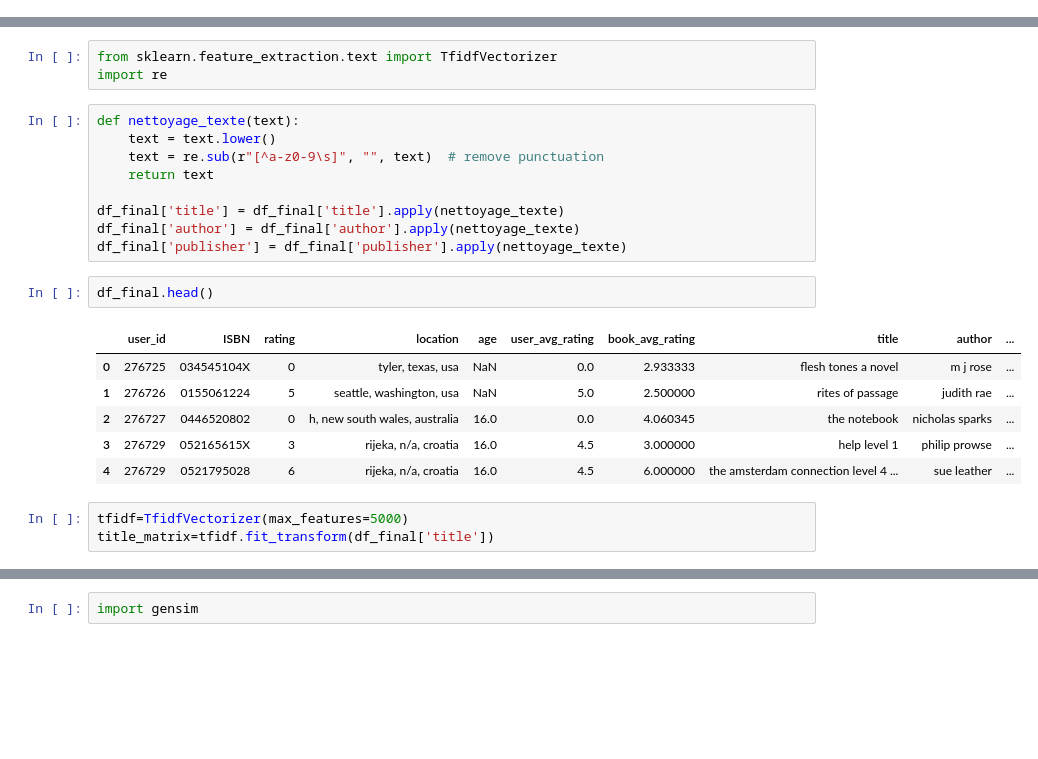
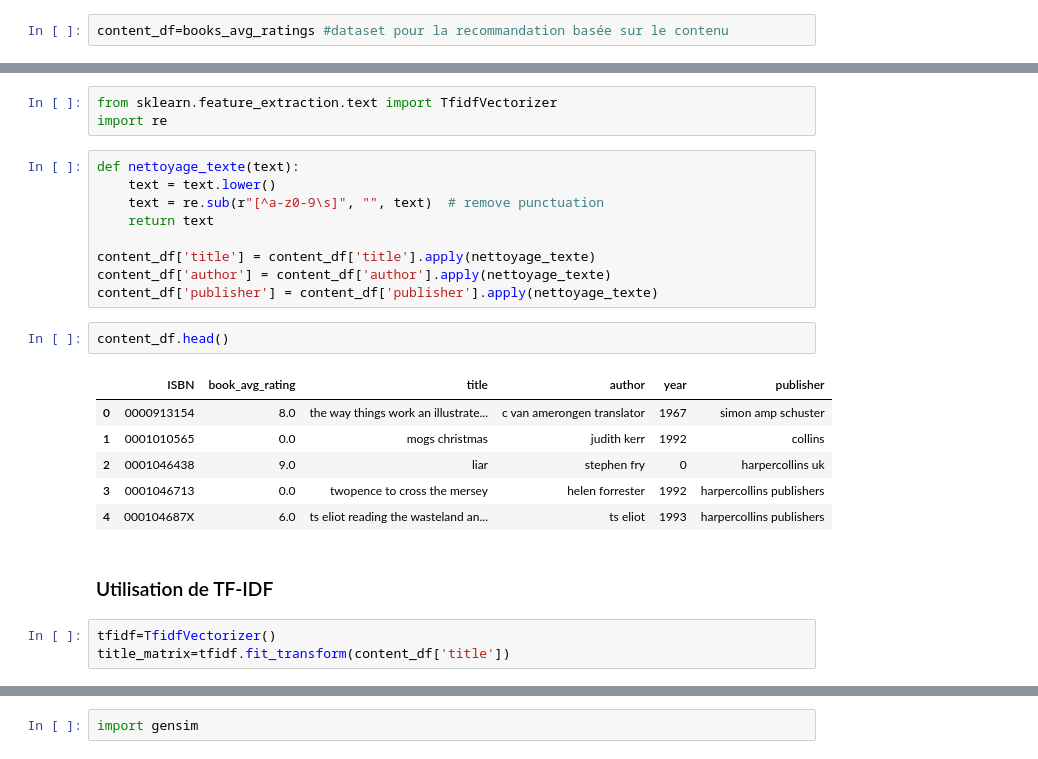
Before and after one commit to redyddm/projet_ter, a Jupyter notebook: recommandation.ipynb, the cells around one changed output, grey strips where cells are left out. Saved outputs shown, nothing was run; the diff lists cells and outputs as text; blank space fills up the shorter version.

Commit message:
datasets pour les deux types de reco

```diff
--- a/recommandation.ipynb
+++ b/recommandation.ipynb
@@ -297,0 +288,2 @@ books_avg_ratings.shape
+# %%
+content_df=books_avg_ratings #dataset pour la recommandation basée sur le contenu
@@ -384,21 +392,23 @@ def nettoyage_texte(text):
     text = re.sub(r"[^a-z0-9\s]", "", text)  # remove punctuation
     return text
 
-df_final['title'] = df_final['title'].apply(nettoyage_texte)
-df_final['author'] = df_final['author'].apply(nettoyage_texte)
-df_final['publisher'] = df_final['publisher'].apply(nettoyage_texte)
+content_df['title'] = content_df['title'].apply(nettoyage_texte)
+content_df['author'] = content_df['author'].apply(nettoyage_texte)
+content_df['publisher'] = content_df['publisher'].apply(nettoyage_texte)
 # %%
-df_final.head()
+content_df.head()
 # %% [output]
-|  | user_id | ISBN | rating | location | age | user_avg_rating | book_avg_rating | title | author | ... |
-| 0 | 276725 | 034545104X | 0 | tyler, texas, usa | NaN | 0.0 | 2.933333 | flesh tones a novel | m j rose | ... |
-| 1 | 276726 | 0155061224 | 5 | seattle, washington, usa | NaN | 5.0 | 2.500000 | rites of passage | judith rae | ... |
-| 2 | 276727 | 0446520802 | 0 | h, new south wales, australia | 16.0 | 0.0 | 4.060345 | the notebook | nicholas sparks | ... |
-| 3 | 276729 | 052165615X | 3 | rijeka, n/a, croatia | 16.0 | 4.5 | 3.000000 | help level 1 | philip prowse | ... |
-| 4 | 276729 | 0521795028 | 6 | rijeka, n/a, croatia | 16.0 | 4.5 | 6.000000 | the amsterdam connection level 4 ... | sue leather | ... |
+|  | ISBN | book_avg_rating | title | author | year | publisher |
+| 0 | 0000913154 | 8.0 | the way things work an illustrate... | c van amerongen translator | 1967 | simon amp schuster |
+| 1 | 0001010565 | 0.0 | mogs christmas | judith kerr | 1992 | collins |
+| 2 | 0001046438 | 9.0 | liar | stephen fry | 0 | harpercollins uk |
+| 3 | 0001046713 | 0.0 | twopence to cross the mersey | helen forrester | 1992 | harpercollins publishers |
+| 4 | 000104687X | 6.0 | ts eliot reading the wasteland an... | ts eliot | 1993 | harpercollins publishers |
+# %% [markdown]
+### Utilisation de TF-IDF
 # %%
-tfidf=TfidfVectorizer(max_features=5000)
-title_matrix=tfidf.fit_transform(df_final['title'])
+tfidf=TfidfVectorizer()
+title_matrix=tfidf.fit_transform(content_df['title'])
 # %%
 title_matrix.shape
 # %% [output]
```
Also changed, not shown: parts of 19 cells of this notebook.
